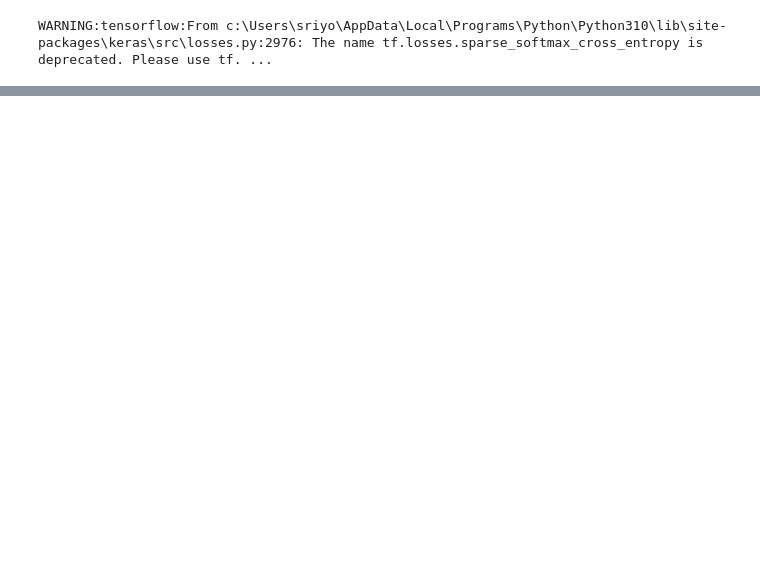
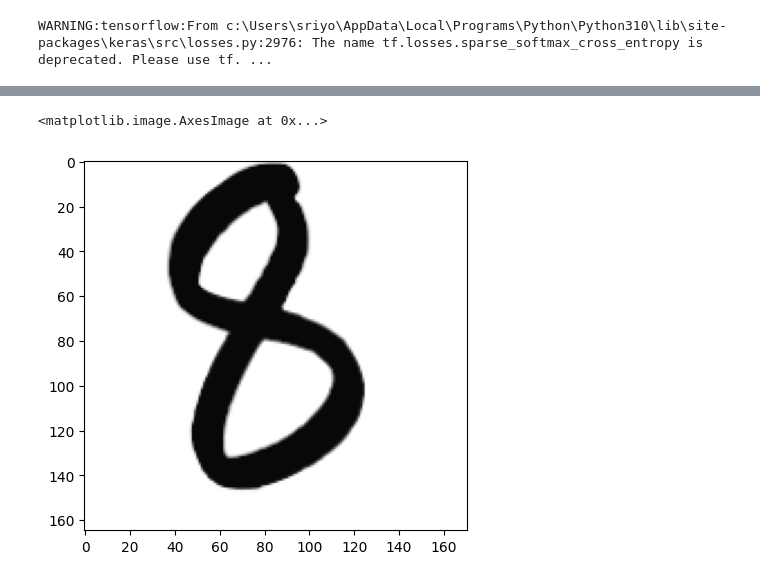
Before and after one commit to Dheeerazzz/Perry_or_Platypus_CNN-collection, a Jupyter notebook: perry or platypus/mnist multi.ipynb, the cells around one changed output, grey strips where cells are left out. Cells and saved outputs as stored; diff of their text form; code cells hidden in the pictures; blank space fills up the shorter version.

```diff
--- a/perry or platypus/mnist multi.ipynb
+++ b/perry or platypus/mnist multi.ipynb
@@ -92,0 +121,11 @@ INFO:tensorflow:Assets written to: mnist_multiclassification\assets
+# %%
+import cv2
+import numpy as np
+
+# Load the custom image
+image=cv2.imread("C:/Users/sriyo/Pictures/Screenshots/Screenshot 2024-04-10 231559.png")
+# %%
+plt.imshow(image)
+# %% [output]
+<matplotlib.image.AxesImage at 0x...>
+[figure, added]
```
Also changed, not shown: parts of 11 cells of this notebook, 12 other files.
